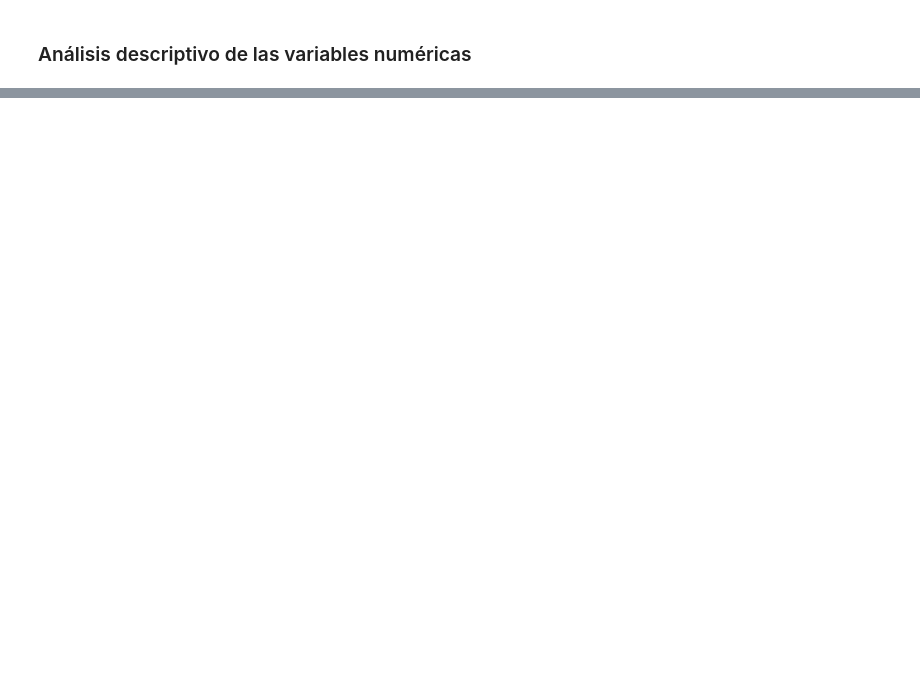
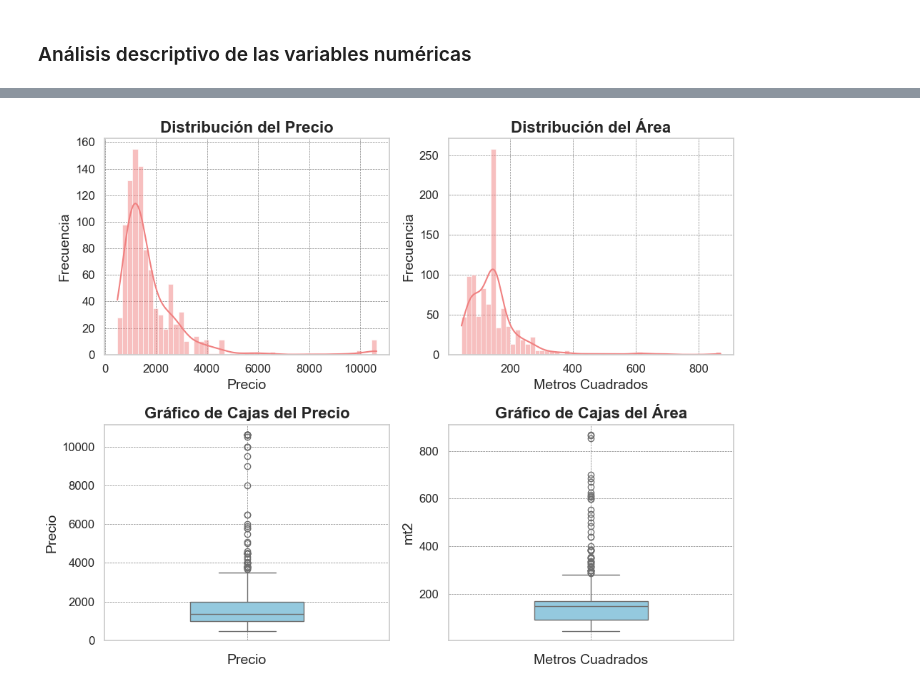
Before and after one commit to Emileo12/Precio_alquileres_DistritoNacional, a Jupyter notebook: notebooks/EDA_ofertas_inmobiliarias.ipynb, the cells around one changed output, grey strips where cells are left out. Saved outputs shown, nothing was run; the diff lists cells and outputs as text; code cells hidden in the pictures; blank space fills up the shorter version.

```diff
--- a/notebooks/EDA_ofertas_inmobiliarias.ipynb
+++ b/notebooks/EDA_ofertas_inmobiliarias.ipynb
@@ -129,0 +107,44 @@ plt.show()
+# %%
+# Aplicar un estilo de Seaborn
+sns.set(style="whitegrid")
+
+# Configurar el tamaño del gráfico con subplots (2 filas, 2 columnas)
+fig, axes = plt.subplots(2, 2, figsize=(10, 8))  # Dos filas, dos columnas
+
+# Gráfico de Cajas para el Precio
+sns.boxplot(data=df, y='Precio', color='skyblue', width=0.4, flierprops={"marker": "o"}, ax=axes[1, 0])
+axes[1, 0].set_title('Gráfico de Cajas del Precio', fontsize=16, fontweight='bold')
+axes[1, 0].set_xlabel('Precio', fontsize=14)
+axes[1, 0].set_ylabel('Precio', fontsize=14)
+
+# Gráfico de Cajas para los Metros Cuadrados
+sns.boxplot(data=df, y='mt2', color='skyblue', width=0.4, flierprops={"marker": "o"}, ax=axes[1, 1])
+axes[1, 1].set_title('Gráfico de Cajas del Área', fontsize=16, fontweight='bold')
+axes[1, 1].set_xlabel('Metros Cuadrados', fontsize=14)
+axes[1, 1].set_ylabel('mt2', fontsize=14)
+
+# Gráfico de Distribución para el Precio
+sns.histplot(data=df, x='Precio', kde=True, color='lightcoral', ax=axes[0, 0])
+axes[0, 0].set_title('Distribución del Precio', fontsize=16, fontweight='bold')
+axes[0, 0].set_xlabel('Precio', fontsize=14)
+axes[0, 0].set_ylabel('Frecuencia', fontsize=14)
+
+# Gráfico de Distribución para los Metros Cuadrados
+sns.histplot(data=df, x='mt2', kde=True, color='lightcoral', ax=axes[0, 1])
+axes[0, 1].set_title('Distribución del Área', fontsize=16, fontweight='bold')
+axes[0, 1].set_xlabel('Metros Cuadrados', fontsize=14)
+axes[0, 1].set_ylabel('Frecuencia', fontsize=14)
+
+# Personalizar los ejes y las marcas
+for ax in axes.flat:
+    ax.grid(color='grey', linestyle='--', linewidth=0.5)
+    ax.tick_params(axis='x', labelsize=12)
+    ax.tick_params(axis='y', labelsize=12)
+
+# Ajustar el layout para que no se superpongan los elementos
+plt.tight_layout()
+
+# Mostrar el gráfico
+plt.show()
+# %% [output]
+[figure, added]
```
Also changed, not shown: parts of 53 cells of this notebook, 18 other files.
